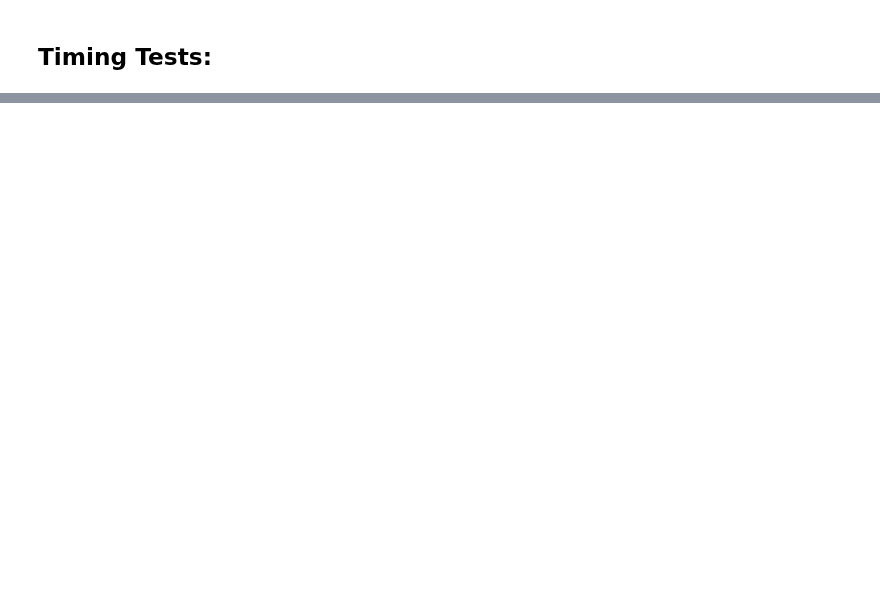
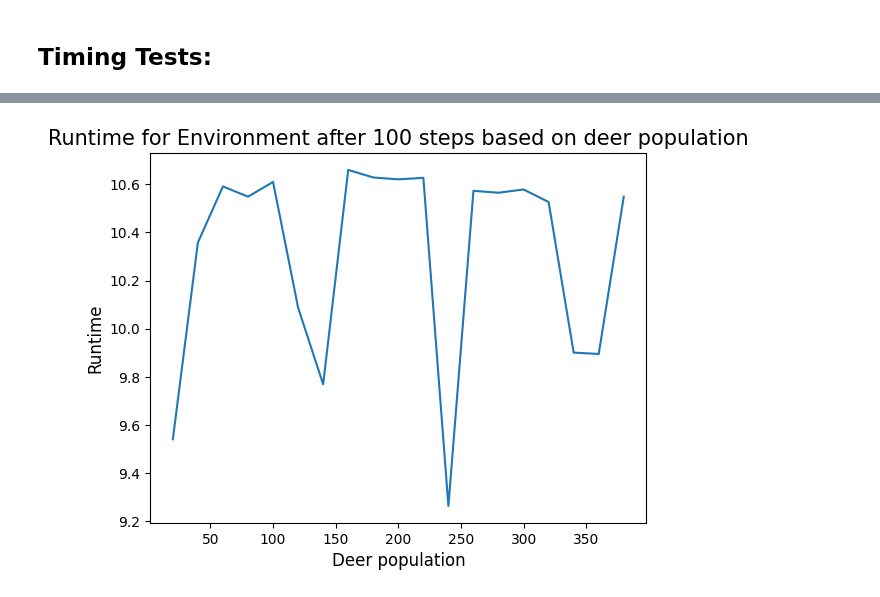
Before and after one commit to alirempel/cap-comp215, a Jupyter notebook: project2.ipynb, the cells around one changed output, grey strips where cells are left out. Cells and saved outputs as stored; diff of their text form; code cells hidden in the pictures; blank space fills up the shorter version.

```diff
--- a/project2.ipynb
+++ b/project2.ipynb
@@ -392,0 +428,27 @@ KeyboardInterrupt:
+# %%
+def get_model_runtime_deer_pop(num_deer,steps):
+  """ Time how long the model runs takes with varying graph sizes"""
+  xpoints = []
+  ypoints = []
+  n = 20
+
+  for deer in num_deer:
+    xpoints.append(deer)
+    deers = Deer.make_deer(num_deer=deer, n=n)
+    model = Environment(n=n, deers=deers, p=0.3)
+    ypoints.append(timeit(lambda: run_model_x_times(model,steps)))
+
+  return xpoints,ypoints
+
+def plot_gmrdp(num_deer,steps):
+  """ Plot the runtimes for the reachable_nodes function for n trials"""
+  xs,ys = get_model_runtime_deer_pop(num_deer,steps)
+  plt.plot(xs, ys)
+  plt.xlabel("Deer population", size=12)
+  plt.ylabel("Runtime", size=12)
+  plt.title(f"Runtime for Environment after {steps} steps based on deer population", size=15)
+
+deers = range(20,400,20)
+plot_gmrdp(deers,steps)
+# %% [output]
+[figure, added]
```
Also changed, not shown: parts of 15 cells of this notebook.
